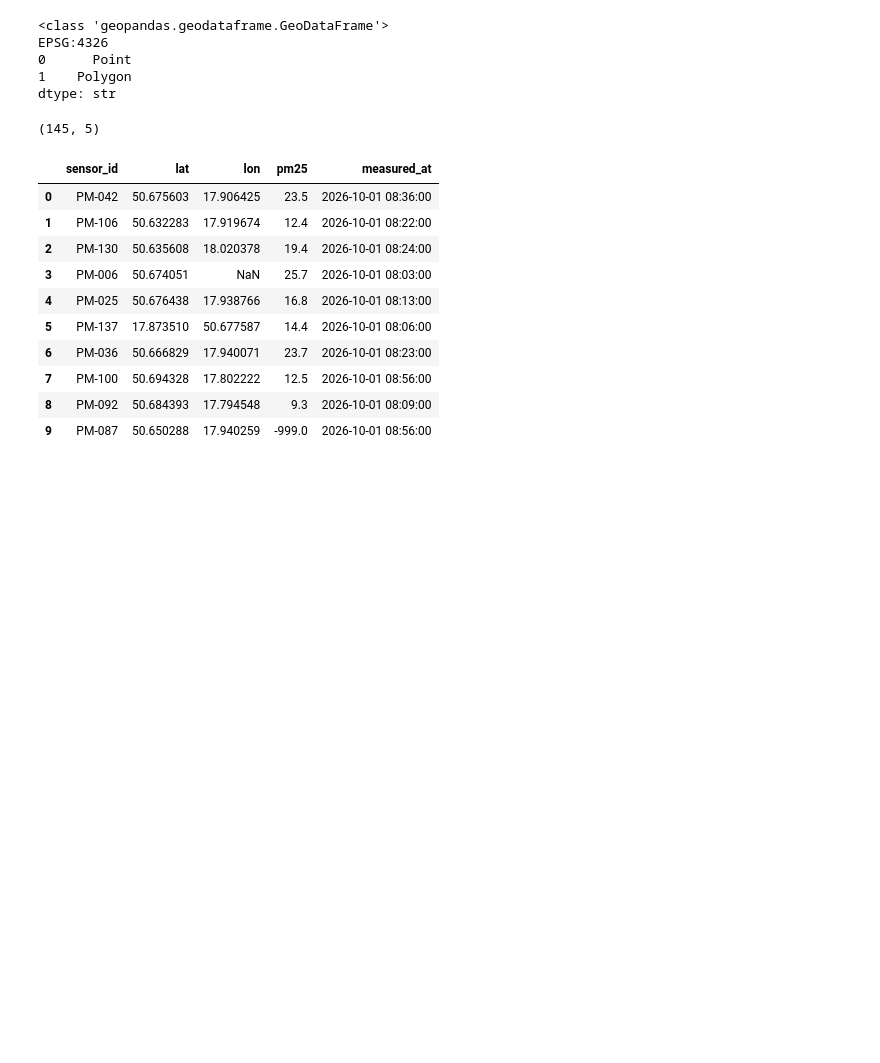
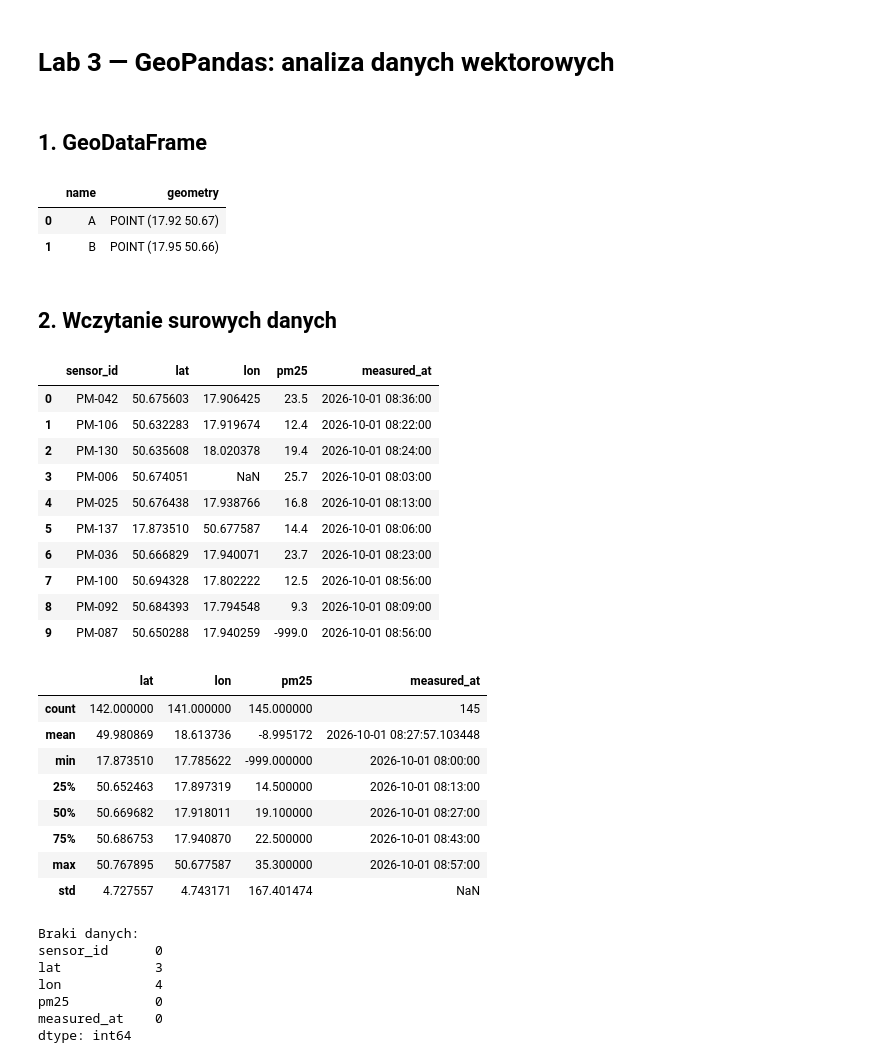
Before and after one commit to SzymonNabrzuchowski/Analiza-danych-przestrzennych, a Jupyter notebook: Lab3/lab_geopandas.ipynb, the cells around one changed output. Drawn from its saved outputs; the diff is of its cells as text; code cells hidden in the pictures; blank space fills up the shorter version.

```diff
--- a/Lab3/lab_geopandas.ipynb
+++ b/Lab3/lab_geopandas.ipynb
@@ -26,37 +1,56 @@ True
+# %% [markdown]
+# Lab 3 — GeoPandas: analiza danych wektorowych
+# %% [markdown]
+## 1. GeoDataFrame
 # %%
 import geopandas as gpd
+from shapely.geometry import Point
 
 places = gpd.GeoDataFrame(
-    {"name": ["Rynek", "Square"]},
-    geometry=[rynek, square],
-    crs="EPSG:4326",
+    {"name": ["A", "B"]},
+    geometry=[Point(17.92, 50.67), Point(17.95, 50.66)],
+    crs="EPSG:4326"
 )
 places
-print(type(places))
-print(places.crs)
-print(places.geom_type)
 # %% [output]
-<class 'geopandas.geodataframe.GeoDataFrame'>
-EPSG:4326
-0      Point
-1    Polygon
-dtype: str
+|  | name | geometry |
+| 0 | A | POINT (17.92 50.67) |
+| 1 | B | POINT (17.95 50.66) |
+# %% [markdown]
+## 2. Wczytanie surowych danych
 # %%
 import pandas as pd
 
-raw = pd.read_csv("dane/pm25_sensors.csv", parse_dates=["measured_at"])
-print(raw.shape)
-raw.head(10)
+df = pd.read_csv("dane/pm25_sensors.csv", parse_dates=["measured_at"])
+display(df.head(10))
+display(df.describe())
+print("Braki danych:")
+print(df.isna().sum())
 # %% [output]
+|  | sensor_id | lat | lon | pm25 | measured_at |
+| 0 | PM-042 | 50.675603 | 17.906425 | 23.5 | 2026-10-01 08:36:00 |
+| 1 | PM-106 | 50.632283 | 17.919674 | 12.4 | 2026-10-01 08:22:00 |
+| 2 | PM-130 | 50.635608 | 18.020378 | 19.4 | 2026-10-01 08:24:00 |
+| 3 | PM-006 | 50.674051 | NaN | 25.7 | 2026-10-01 08:03:00 |
+| 4 | PM-025 | 50.676438 | 17.938766 | 16.8 | 2026-10-01 08:13:00 |
+| 5 | PM-137 | 17.873510 | 50.677587 | 14.4 | 2026-10-01 08:06:00 |
+| 6 | PM-036 | 50.666829 | 17.940071 | 23.7 | 2026-10-01 08:23:00 |
+| 7 | PM-100 | 50.694328 | 17.802222 | 12.5 | 2026-10-01 08:56:00 |
+| 8 | PM-092 | 50.684393 | 17.794548 | 9.3 | 2026-10-01 08:09:00 |
+| 9 | PM-087 | 50.650288 | 17.940259 | -999.0 | 2026-10-01 08:56:00 |
+|  | lat | lon | pm25 | measured_at |
+| count | 142.000000 | 141.000000 | 145.000000 | 145 |
+| mean | 49.980869 | 18.613736 | -8.995172 | 2026-10-01 08:27:57.103448 |
+| min | 17.873510 | 17.785622 | -999.000000 | 2026-10-01 08:00:00 |
+| 25% | 50.652463 | 17.897319 | 14.500000 | 2026-10-01 08:13:00 |
+| 50% | 50.669682 | 17.918011 | 19.100000 | 2026-10-01 08:27:00 |
+| 75% | 50.686753 | 17.940870 | 22.500000 | 2026-10-01 08:43:00 |
+| max | 50.767895 | 50.677587 | 35.300000 | 2026-10-01 08:57:00 |
+| std | 4.727557 | 4.743171 | 167.401474 | NaN |
-(145, 5)
+Braki danych:
+sensor_id      0
+lat            3
+lon            4
+pm25           0
+measured_at    0
+dtype: int64
-|  | sensor_id | lat | lon | pm25 | measured_at |
-| 0 | PM-042 | 50.675603 | 17.906425 | 23.5 | 2026-10-01 08:36:00 |
-| 1 | PM-106 | 50.632283 | 17.919674 | 12.4 | 2026-10-01 08:22:00 |
-| 2 | PM-130 | 50.635608 | 18.020378 | 19.4 | 2026-10-01 08:24:00 |
-| 3 | PM-006 | 50.674051 | NaN | 25.7 | 2026-10-01 08:03:00 |
-| 4 | PM-025 | 50.676438 | 17.938766 | 16.8 | 2026-10-01 08:13:00 |
-| 5 | PM-137 | 17.873510 | 50.677587 | 14.4 | 2026-10-01 08:06:00 |
-| 6 | PM-036 | 50.666829 | 17.940071 | 23.7 | 2026-10-01 08:23:00 |
-| 7 | PM-100 | 50.694328 | 17.802222 | 12.5 | 2026-10-01 08:56:00 |
-| 8 | PM-092 | 50.684393 | 17.794548 | 9.3 | 2026-10-01 08:09:00 |
-| 9 | PM-087 | 50.650288 | 17.940259 | -999.0 | 2026-10-01 08:56:00 |
```
Also changed, not shown: parts of 24 cells of this notebook, 25 other files.
